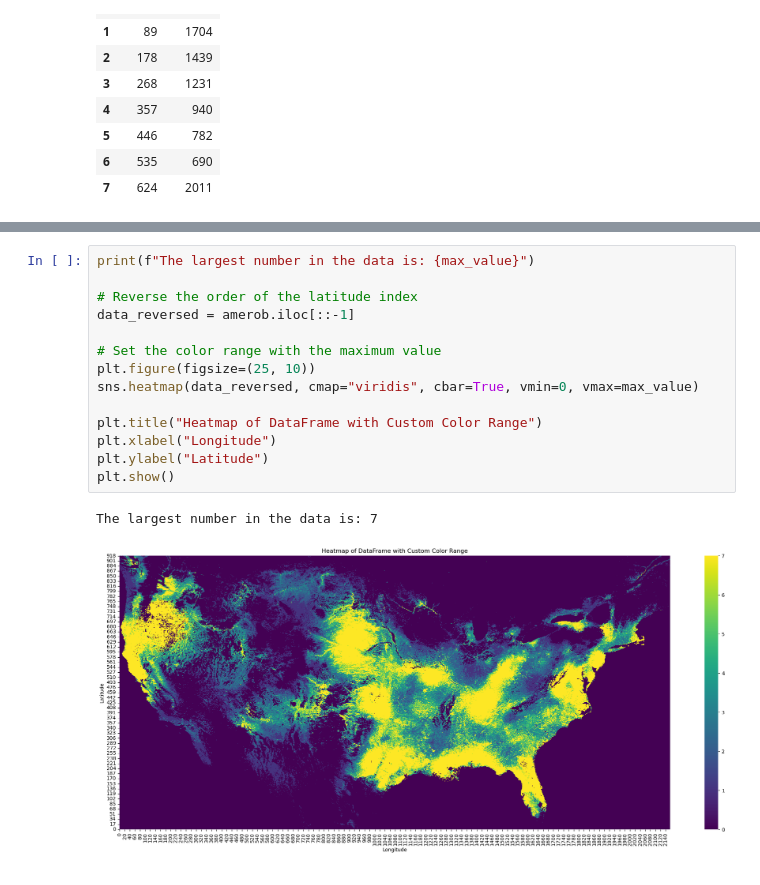
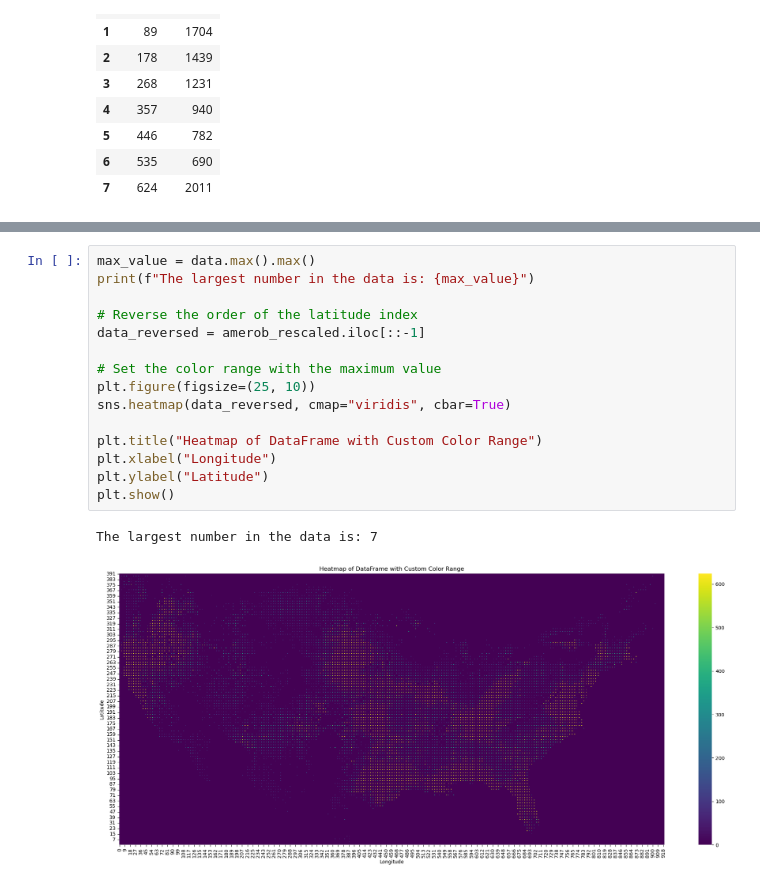
Before and after one commit to MatinMarjani/ABM-WNV, a Jupyter notebook: AmerobDataHandler.ipynb, the cells around one changed output, grey strips where cells are left out. Cells and saved outputs as stored; diff of their text form.

```diff
--- a/AmerobDataHandler.ipynb
+++ b/AmerobDataHandler.ipynb
@@ -339,17 +353,18 @@ distribution_df
 # %%
+max_value = data.max().max()
 print(f"The largest number in the data is: {max_value}")
 
 # Reverse the order of the latitude index
-data_reversed = amerob.iloc[::-1]
+data_reversed = amerob_rescaled.iloc[::-1]
 
 # Set the color range with the maximum value
 plt.figure(figsize=(25, 10))
-sns.heatmap(data_reversed, cmap="viridis", cbar=True, vmin=0, vmax=max_value)
+sns.heatmap(data_reversed, cmap="viridis", cbar=True)
 
 plt.title("Heatmap of DataFrame with Custom Color Range")
 plt.xlabel("Longitude")
 plt.ylabel("Latitude")
 plt.show()
 # %% [output]
 The largest number in the data is: 7
-[figure, old version]
+[figure, new version]
```
Also changed, not shown: parts of 6 cells of this notebook.
